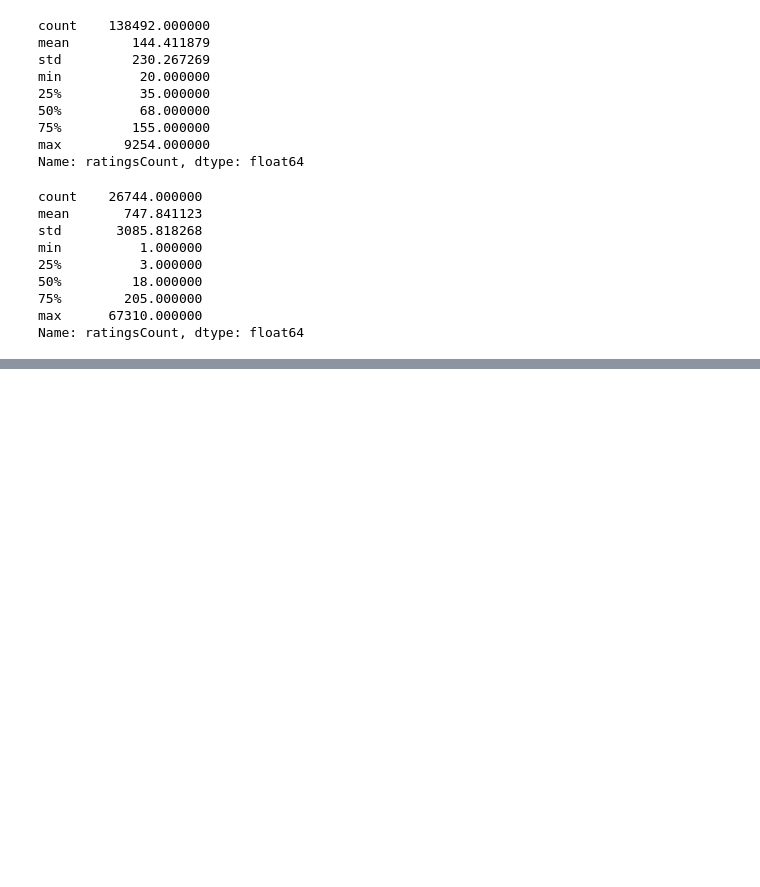
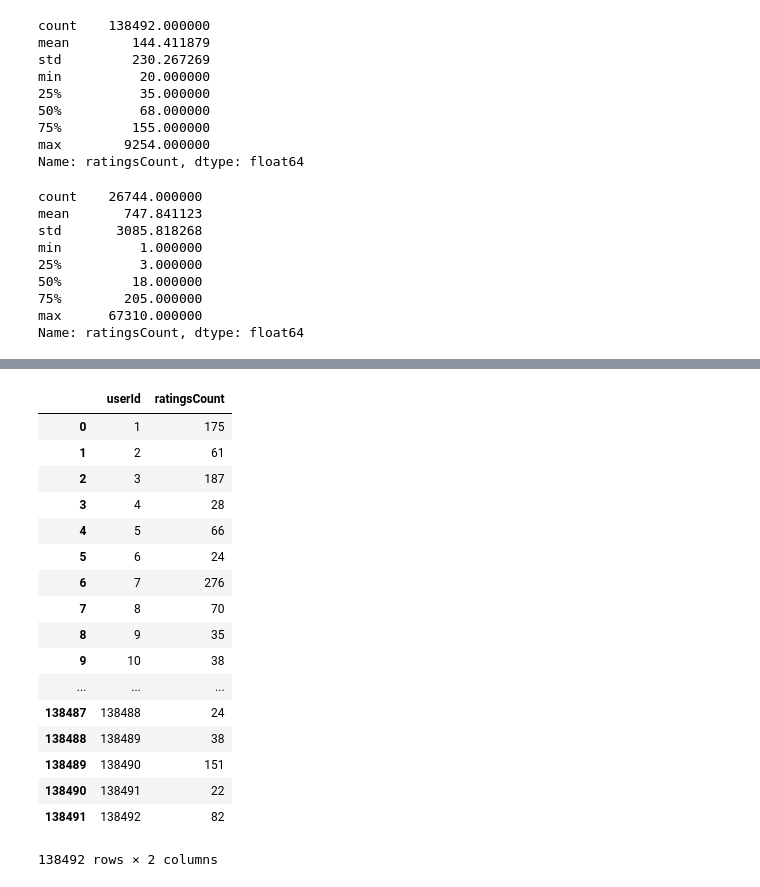
Before and after one commit to anatef/COS424_project, a Jupyter notebook: explore_data.ipynb, the cells around one changed output, grey strips where cells are left out. Drawn from its saved outputs; the diff is of its cells as text; code cells hidden in the pictures; blank space fills up the shorter version.

```diff
--- a/explore_data.ipynb
+++ b/explore_data.ipynb
@@ -161,0 +197,21 @@ filtered_movie_ratings_cnt
+# %%
+user_ratings_cnt
+# %% [output]
+|  | userId | ratingsCount |
+| 0 | 1 | 175 |
+| 1 | 2 | 61 |
+| 2 | 3 | 187 |
+| 3 | 4 | 28 |
+| 4 | 5 | 66 |
+| 5 | 6 | 24 |
+| 6 | 7 | 276 |
+| 7 | 8 | 70 |
+| 8 | 9 | 35 |
+| 9 | 10 | 38 |
+| ... | ... | ... |
+| 138487 | 138488 | 24 |
+| 138488 | 138489 | 38 |
+| 138489 | 138490 | 151 |
+| 138490 | 138491 | 22 |
+| 138491 | 138492 | 82 |
+138492 rows × 2 columns
```
Also changed, not shown: parts of 9 cells of this notebook, 2 other files.
